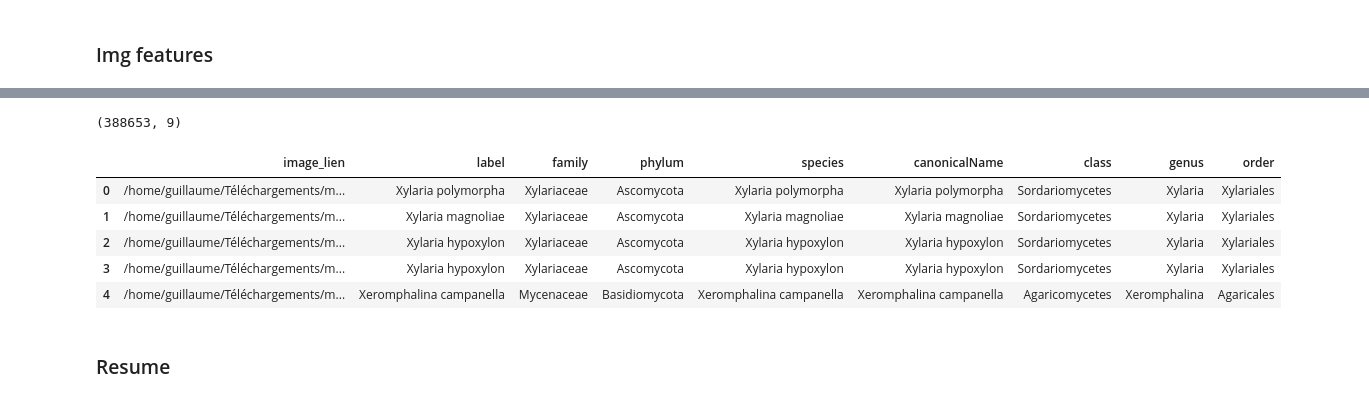
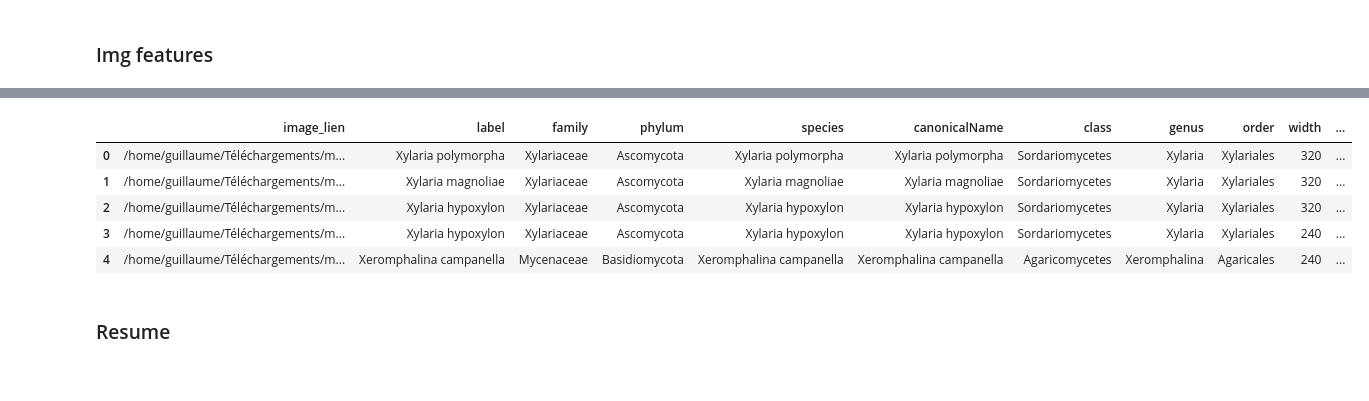
Before and after one commit to guillaumepot/mushroom_datascience, a Jupyter notebook: src/notebooks/1-dataset_clean.ipynb, the cells around one changed output, grey strips where cells are left out. Drawn from its saved outputs; the diff is of its cells as text; code cells hidden in the pictures.

```diff
--- a/src/notebooks/1-dataset_clean.ipynb
+++ b/src/notebooks/1-dataset_clean.ipynb
@@ -148,0 +169,9 @@ cleaned_dataset.drop_duplicates(keep="first", inplace=True)
+# %%
+# If needed, reverse the operation (Do not reverse cleaned dataset new shape ; it will be different ; use section 1 to recreate the cleaned dataset)
+source = "/home/guillaume/Téléchargements/mushroom-dataset/mushroom_images_dataset/imgs_in_cleaned_dataset"
+destination = "/home/guillaume/Téléchargements/mushroom-dataset/mushroom_images_dataset/observations_mushroom"
+
+import os
+import shutil
+for file in os.listdir(source):
+    shutil.move(os.path.join(source, file), destination)
@@ -167,7 +194,7 @@ from utils.file_list import main
 # File URL
 clean_csv_url="../../storage/datas/csv/clean/cleaned_dataset.csv"
 # Img URL
-img_url = "/home/guillaume/Téléchargements/mushroom-dataset/imgs"
+img_url = "/home/guillaume/Téléchargements/mushroom-dataset/imgs_in_cleaned_dataset/"
 
 # Load CSV as DF
 cleaned_dataset = pd.read_csv(clean_csv_url, low_memory=False)
@@ -202,14 +206,3 @@ image_list.head()
-# %%
-print(cleaned_dataset.shape)
-cleaned_dataset.head()
-# %% [output]
-(388653, 9)
-|  | image_lien | label | family | phylum | species | canonicalName | class | genus | order |
-| 0 | /home/guillaume/Téléchargements/m... | Xylaria polymorpha | Xylariaceae | Ascomycota | Xylaria polymorpha | Xylaria polymorpha | Sordariomycetes | Xylaria | Xylariales |
-| 1 | /home/guillaume/Téléchargements/m... | Xylaria magnoliae | Xylariaceae | Ascomycota | Xylaria magnoliae | Xylaria magnoliae | Sordariomycetes | Xylaria | Xylariales |
-| 2 | /home/guillaume/Téléchargements/m... | Xylaria hypoxylon | Xylariaceae | Ascomycota | Xylaria hypoxylon | Xylaria hypoxylon | Sordariomycetes | Xylaria | Xylariales |
-| 3 | /home/guillaume/Téléchargements/m... | Xylaria hypoxylon | Xylariaceae | Ascomycota | Xylaria hypoxylon | Xylaria hypoxylon | Sordariomycetes | Xylaria | Xylariales |
-| 4 | /home/guillaume/Téléchargements/m... | Xeromphalina campanella | Mycenaceae | Basidiomycota | Xeromphalina campanella | Xeromphalina campanella | Agaricomycetes | Xeromphalina | Agaricales |
 # %%
 def addFeaturestoDF(df, image_url_col):
     """
@@ -269,7 +262,16 @@ def addFeaturestoDF(df, image_url_col):
     return df_with_features
 # %%
 # Add image features to the DataFrame
-cleaned_dataset = addFeaturestoDF(df = cleaned_dataset,
-                                  image_url_col = 'image_lien')
+cleaned_dataset_with_features = addFeaturestoDF(df = cleaned_dataset,
+                                                image_url_col = 'image_lien')
+# %%
+cleaned_dataset_with_features.head()
+# %% [output]
+|  | image_lien | label | family | phylum | species | canonicalName | class | genus | order | width | ... |
+| 0 | /home/guillaume/Téléchargements/m... | Xylaria polymorpha | Xylariaceae | Ascomycota | Xylaria polymorpha | Xylaria polymorpha | Sordariomycetes | Xylaria | Xylariales | 320 | ... |
+| 1 | /home/guillaume/Téléchargements/m... | Xylaria magnoliae | Xylariaceae | Ascomycota | Xylaria magnoliae | Xylaria magnoliae | Sordariomycetes | Xylaria | Xylariales | 320 | ... |
+| 2 | /home/guillaume/Téléchargements/m... | Xylaria hypoxylon | Xylariaceae | Ascomycota | Xylaria hypoxylon | Xylaria hypoxylon | Sordariomycetes | Xylaria | Xylariales | 320 | ... |
+| 3 | /home/guillaume/Téléchargements/m... | Xylaria hypoxylon | Xylariaceae | Ascomycota | Xylaria hypoxylon | Xylaria hypoxylon | Sordariomycetes | Xylaria | Xylariales | 240 | ... |
+| 4 | /home/guillaume/Téléchargements/m... | Xeromphalina campanella | Mycenaceae | Basidiomycota | Xeromphalina campanella | Xeromphalina campanella | Agaricomycetes | Xeromphalina | Agaricales | 240 | ... |
 # %%
 # Removing bad dimension images
```
Also changed, not shown: parts of 13 cells of this notebook, 19 other files.
